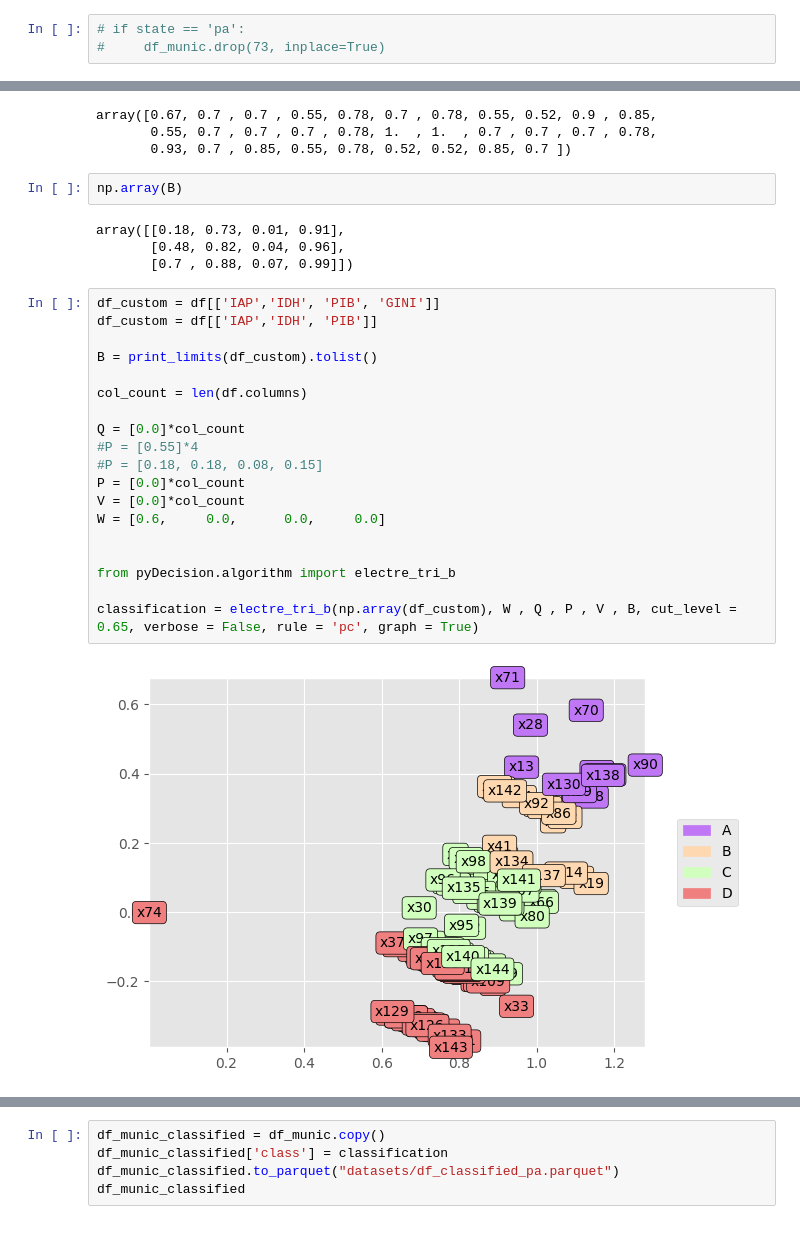
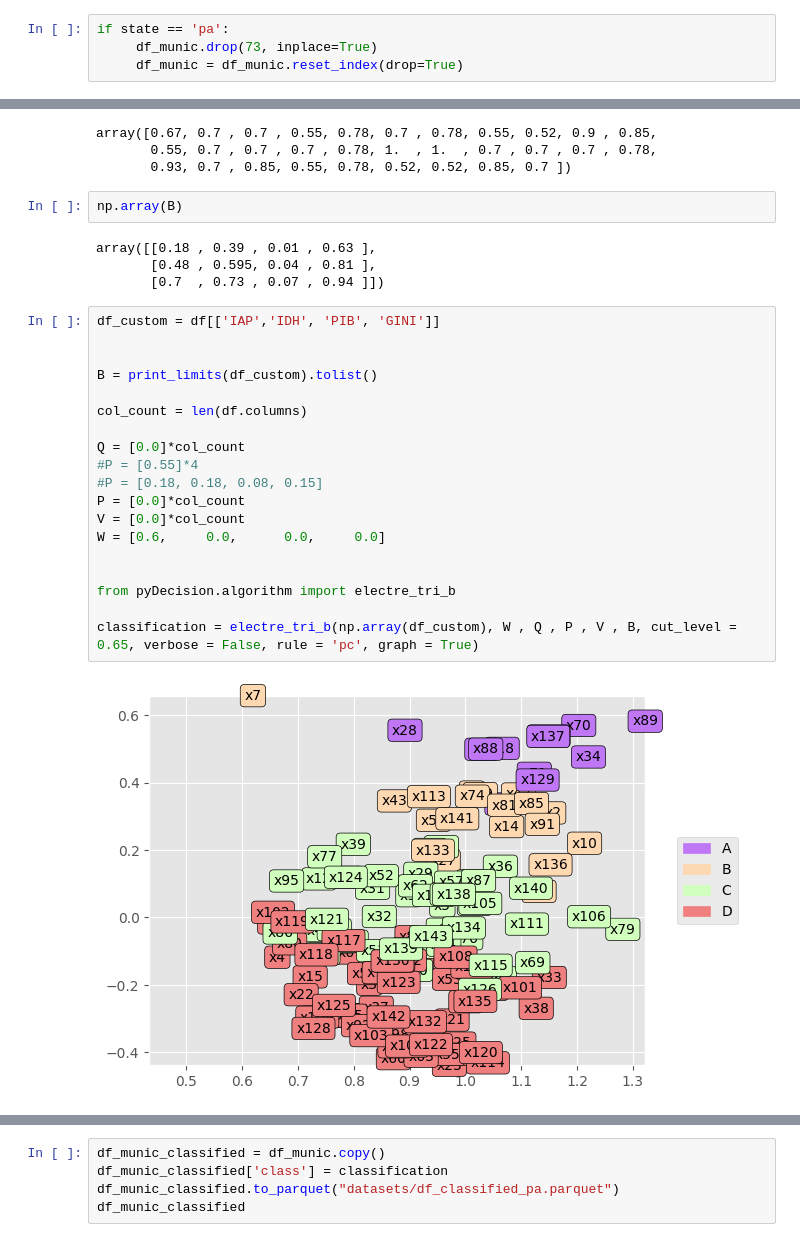
Before and after one commit to jlucioDev/woman_victims_v3, a Jupyter notebook: main copy.ipynb, the cells around one changed output, grey strips where cells are left out. Drawn from its saved outputs; the diff is of its cells as text.

```diff
--- a/main copy.ipynb
+++ b/main copy.ipynb
@@ -41,5 +41,6 @@ d = pd.read_json('datasets\casos_violencia_por_municipio.json').to_csv('datasets
 
 d
 # %%
-# if state == 'pa':
-#     df_munic.drop(73, inplace=True)
+if state == 'pa':
+     df_munic.drop(73, inplace=True)
+     df_munic = df_munic.reset_index(drop=True)
@@ -155,27 +174,27 @@ array([0.67, 0.7 , 0.7 , 0.55, 0.78, 0.7 , 0.78, 0.55, 0.52, 0.9 , 0.85,
 # %%
 np.array(B)
 # %% [output]
-array([[0.18, 0.73, 0.01, 0.91],
-       [0.48, 0.82, 0.04, 0.96],
-       [0.7 , 0.88, 0.07, 0.99]])
+array([[0.18 , 0.39 , 0.01 , 0.63 ],
+       [0.48 , 0.595, 0.04 , 0.81 ],
+       [0.7  , 0.73 , 0.07 , 0.94 ]])
 # %%
 df_custom = df[['IAP','IDH', 'PIB', 'GINI']]
-df_custom = df[['IAP','IDH', 'PIB']]
+
 
 B = print_limits(df_custom).tolist()
 
 col_count = len(df.columns)
 
 Q = [0.0]*col_count
 #P = [0.55]*4
 #P = [0.18, 0.18, 0.08, 0.15]
 P = [0.0]*col_count
 V = [0.0]*col_count
 W = [0.6,     0.0,      0.0,     0.0]
 
 
 from pyDecision.algorithm import electre_tri_b
 
 classification = electre_tri_b(np.array(df_custom), W , Q , P , V , B, cut_level = 0.65, verbose = False, rule = 'pc', graph = True)
 # %% [output]
-[figure, old version]
+[figure, new version]
```
Also changed, not shown: parts of 9 cells of this notebook, 14 other files.
